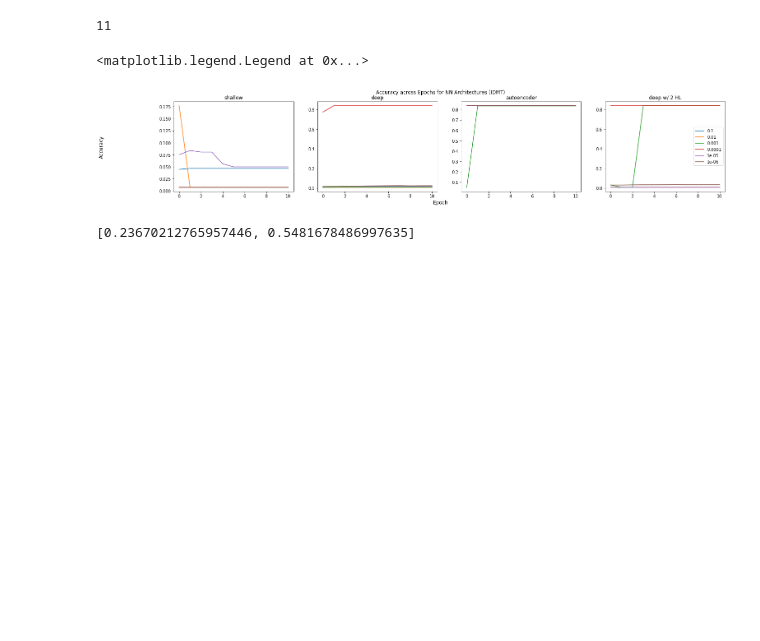
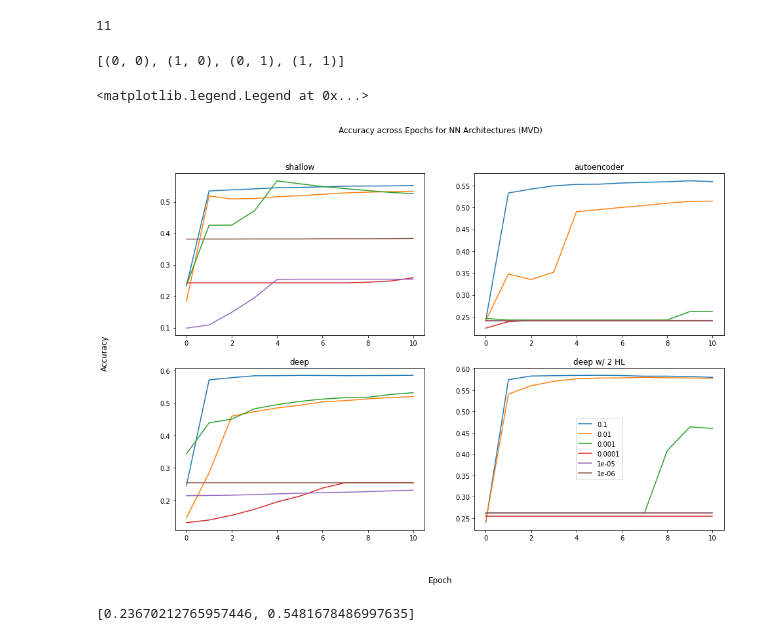
Before and after one commit to 170A-Capstone/Acoustic-Classification, a Jupyter notebook: grid_search_visualization.ipynb, the cells around one changed output. Drawn from its saved outputs; the diff is of its cells as text; code cells hidden in the pictures; blank space fills up the shorter version.

```diff
--- a/grid_search_visualization.ipynb
+++ b/grid_search_visualization.ipynb
@@ -15,0 +35,15 @@ with open(file_path, "r") as json_file:
+# %%
+n = len(lrs)
+
+fig,axes = plt.subplots(1,n,figsize=(6*n,4))
+
+for i,lr in enumerate(lrs):
+
+    ax = axes[i]
+
+    for ld in lds:
+        losses = data[lrs[0]][_cls[0]][ld]['losses']
+        losses = eval(losses.replace('nan','-1'))
+        ax.plot(losses,label=ld)
+        ax.set_title(lr)
+plt.legend()
@@ -16,3 +53,19 @@ with open(file_path, "r") as json_file:
+# %%
+n = len(model_classes)
+fig,axes = plt.subplots(2,2,figsize=(15,10))
+
+for i,model in enumerate(model_classes):
+    for lr in lrs:
+        accuracies = data[model][lr][momenta[0]]['accuracies']
+        # print(lr,accuracies)
+        ax = axes[map(i)]
+        ax.plot(accuracies,label=lr)
+        ax.set_title(model)
+
+fig.suptitle('Accuracy across Epochs for NN Architectures (MVD)')
+fig.supxlabel('Epoch')
+fig.supylabel('Accuracy')
+plt.legend()
 # %%
 model_classes = list(data.keys())
 print(model_classes)
@@ -31,24 +84,31 @@ accuracies = data[model_classes[0]][lrs[0]][momenta[0]]['accuracies']
 len(accuracies)
 # %% [output]
 11
+# %%
+def map(i):
+    return (i%2,int(i/2))
+[map(i) for i in range(4)]
+# %% [output]
+[(0, 0), (1, 0), (0, 1), (1, 1)]
 # %%
 n = len(model_classes)
-fig,axes = plt.subplots(1,n,figsize=(6*n,4))
+fig,axes = plt.subplots(2,2,figsize=(15,10))
 
 for i,model in enumerate(model_classes):
     for lr in lrs:
         accuracies = data[model][lr][momenta[0]]['accuracies']
         # print(lr,accuracies)
-        axes[i].plot(accuracies,label=lr)
-        axes[i].set_title(model)
+        ax = axes[map(i)]
+        ax.plot(accuracies,label=lr)
+        ax.set_title(model)
 
-fig.suptitle('Accuracy across Epochs for NN Architectures (IDMT)')
+fig.suptitle('Accuracy across Epochs for NN Architectures (MVD)')
 fig.supxlabel('Epoch')
 fig.supylabel('Accuracy')
 plt.legend()
 # %% [output]
 <matplotlib.legend.Legend at 0x...>
-[figure, old version]
+[figure, new version]
 # %%
 data[model_classes[0]][lrs[0]][momenta[0]]['accuracies']
 # %% [output]
```
Also changed, not shown: parts of 5 cells of this notebook, 11 other files.
